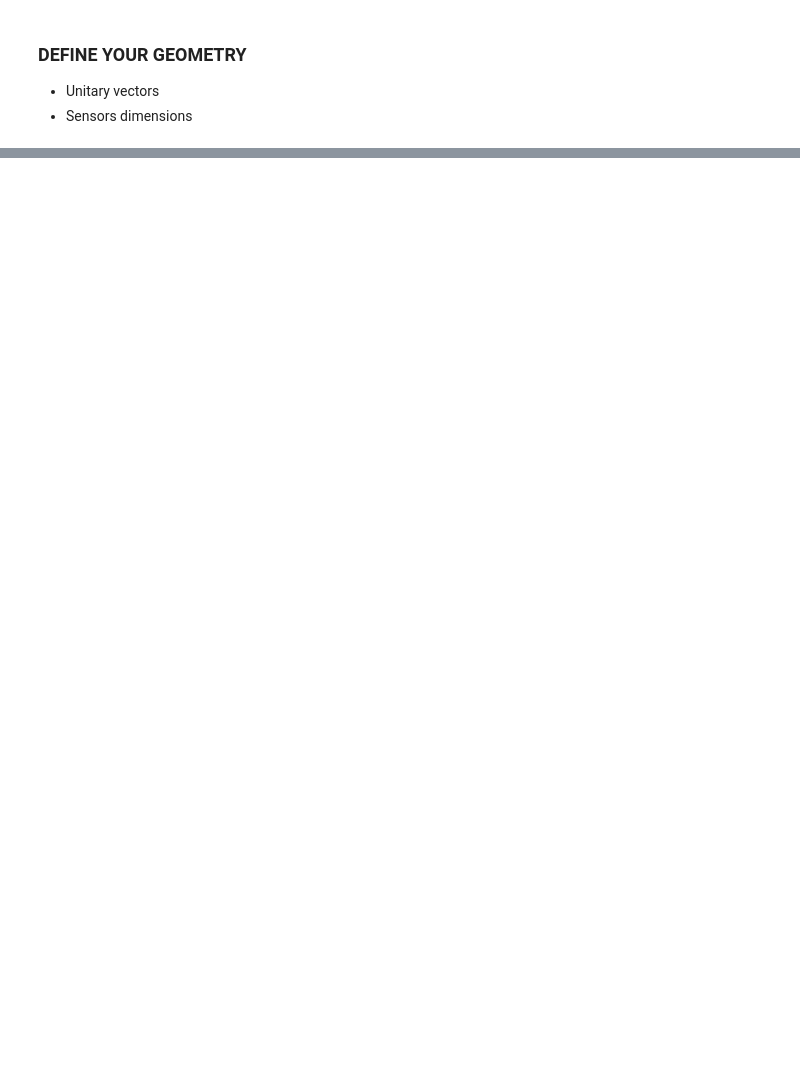
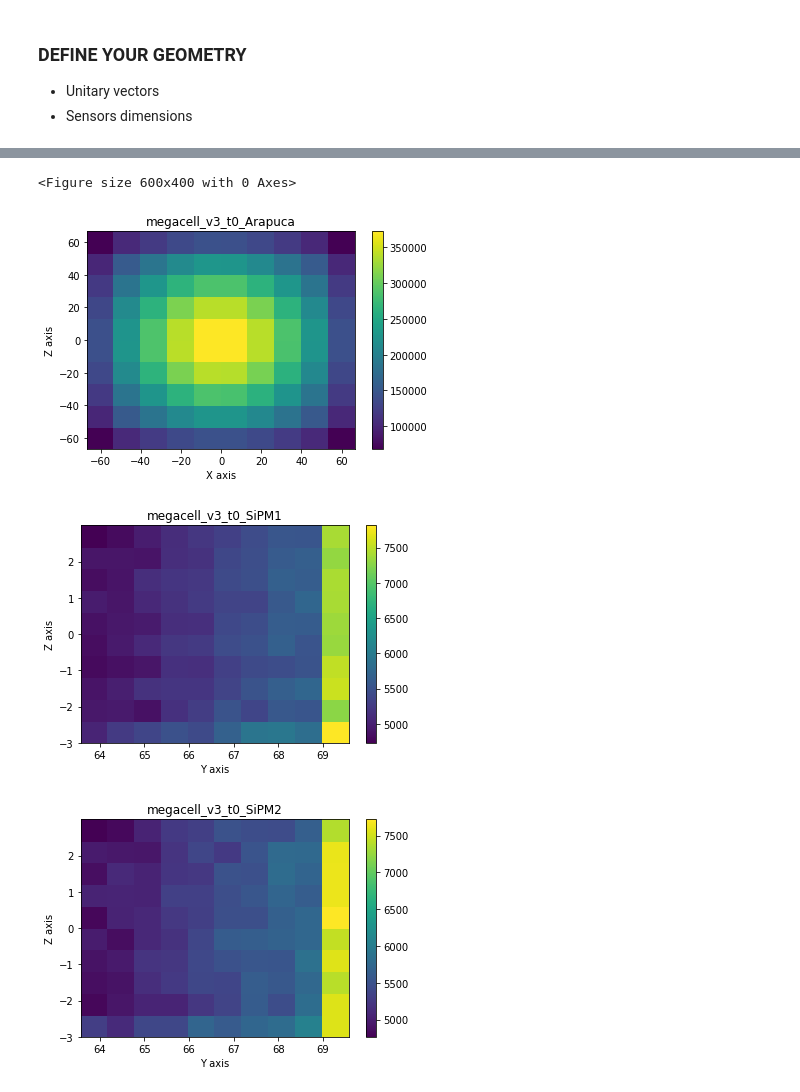
Before and after one commit to CIEMAT-Neutrino/CAJITA, a Jupyter notebook: analysis/Simulation_Output.ipynb, the cells around one changed output, grey strips where cells are left out. Saved outputs shown, nothing was run; the diff lists cells and outputs as text; code cells hidden in the pictures; blank space fills up the shorter version.

```diff
--- a/analysis/Simulation_Output.ipynb
+++ b/analysis/Simulation_Output.ipynb
@@ -89,11 +9,10 @@ def plot_acumhits(my_data,dpi=50,bins=[100,35,35],semilogy=False):
 # %% [markdown]
 ### Define your variables
 # %%
-folder    = "../data/"
-folder    = "/pc/choozdsk01/palomare/GEANT4/megacell_v2/"
+folder    = "/pc/choozdsk01/palomare/GEANT4/megacell_v3/"
 sensors   = ["Arapuca","SiPM1","SiPM2"]
-contenido = ["megacell_40mm_1cm.root","megacell_40mm_2cm.root","megacell_45mm_2cm.root","megacell_50mm_2cm.root"]
-debug     = False
+contenido = ["megacell_v3_t0.root"]
+debug     = True
 # %%
 all_data = []
 for my_file in contenido: all_data.append(extract_branches(folder=folder,root_file=my_file,sensors=sensors,debug=debug))
@@ -123,3 +64,8 @@ for d,my_data in enumerate(all_data): fig_ang = plot_angular_distributions(my_da
 # %%
-for d,my_data in enumerate(all_data): fig_ph = plot_photon_density(my_data,sensors_info,dpi=50)
+for d,my_data in enumerate(all_data): fig_ph = plot_photon_density(my_data,sensors_info,dpi=100)
+# %% [output]
+<Figure size 600x400 with 0 Axes>
+[figure, added]
+[figure, added]
+[figure, added]
 # %%
```
Also changed, not shown: parts of 6 cells of this notebook, 3 other files.
